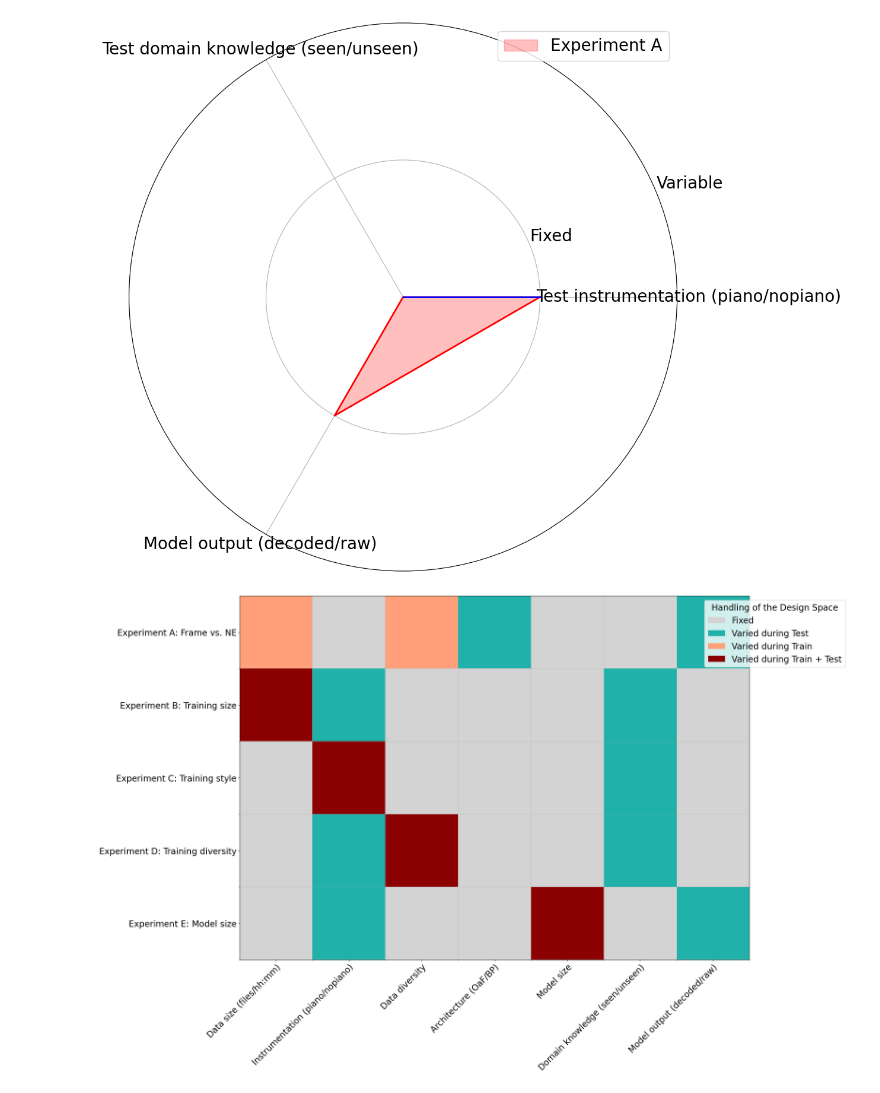
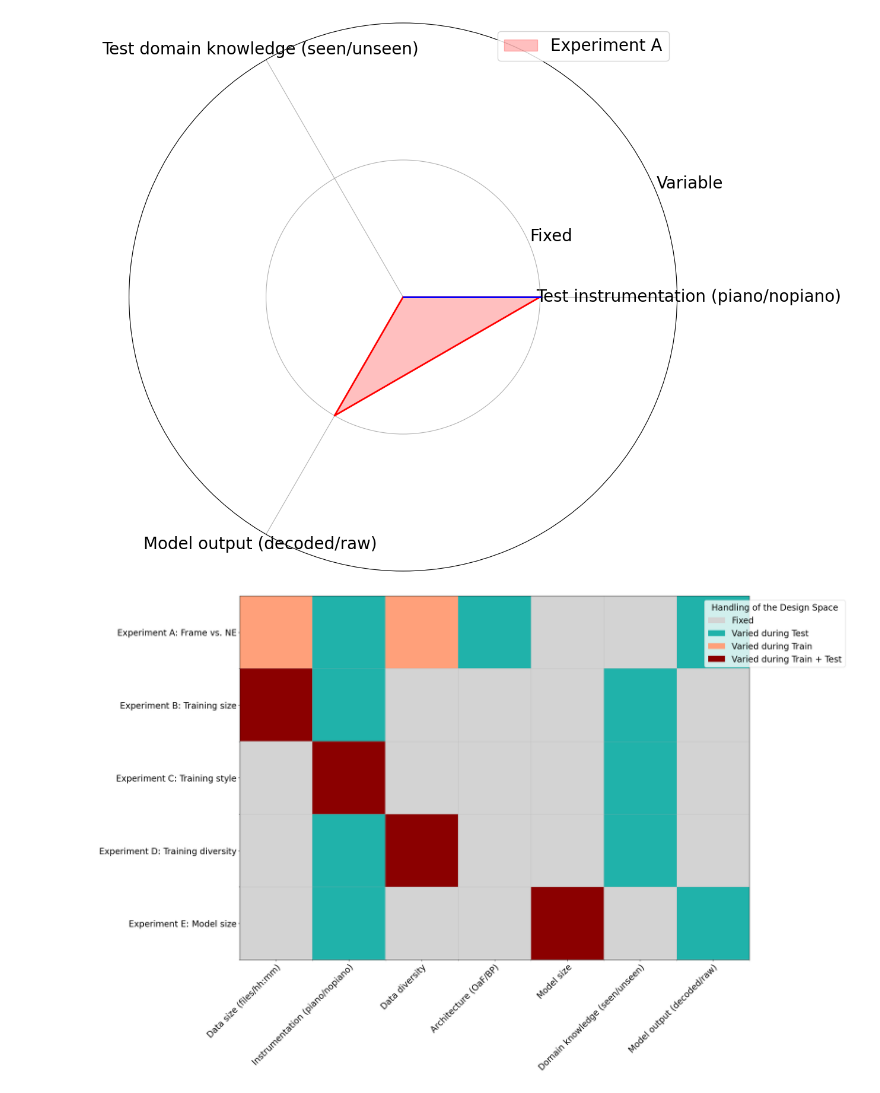
Before and after one commit to marc-philipp-knechtle/amt-eval, a Jupyter notebook: ipynb-viz/experiments/experimental-design-space.ipynb, the cells around one changed output. Saved outputs shown, nothing was run; the diff lists cells and outputs as text; code cells hidden in the pictures.

Commit message:
update experimental design space desc

```diff
--- a/ipynb-viz/experiments/experimental-design-space.ipynb
+++ b/ipynb-viz/experiments/experimental-design-space.ipynb
@@ -153,7 +153,7 @@ category_values = ['Fixed', 'Varied during Test', 'Varied during Train', 'Varied
 # np.random.seed(42)
 # data_labels = np.random.choice(category_values, size=(1, 7))
 
-data_numeric = [[2, 0, 2, 1, 0, 0, 1], # Experiment A: Comparing Frame output against Note events
+data_numeric = [[2, 1, 2, 1, 0, 0, 1], # Experiment A: Comparing Frame output against Note events
                 # Training size: Training, because we have different sizes in OaF vs BP baseline models
                 # Architecture: Test, because we compare the two against each other
                 # Test domain know: Test, because two different evals
@@ -189,31 +189,31 @@ im = ax.imshow(data_numeric, cmap=cmap)
 # Set axis labels (this is necessary that the labels are on the correct positions
 ax.set_xticks(np.arange(len(categories)))
 ax.set_yticks(np.arange(len(items)))
 # ax.grid(True, which='major', linestyle='-', linewidth='0.5')
 # set shifted gridlabel annotations
 ax.set_xticks(np.arange(len(categories)) + 0.5, minor=True)  # Shift x grid by 0.5
 ax.set_yticks(np.arange(len(items)) + 0.5, minor=True)  # Shift y grid by 0.1
 ax.grid(True, which='minor', linestyle='-', alpha=0.5)
 ax.set_xticklabels(categories)
 ax.set_yticklabels(items)
 
 # Rotate category labels for readability
 plt.setp(ax.get_xticklabels(), rotation=45, ha="right", rotation_mode="anchor")
 
 # Annotate each cell with the actual category label (A, B, C, D)
 # for i in range(len(items)):
 #     for j in range(len(categories)):
 #         ax.text(j, i, data_labels[i, j], ha="center", va="center", color="black")
 
 # Add a legend
 from matplotlib.patches import Patch
 
 legend_elements = [Patch(facecolor=colors[i], label=category_values[i]) for i in range(len(category_values))]
 # previous loc was upper right
 ax.legend(handles=legend_elements, title="Handling of the Design Space", bbox_to_anchor=(1.05, 1), loc='upper center')
 
 # ax.set_title("Categorical Heatmap (4 Categories)")
 plt.tight_layout()
 plt.show()
 # %% [output]
-[figure, old version]
+[figure, new version]
```
